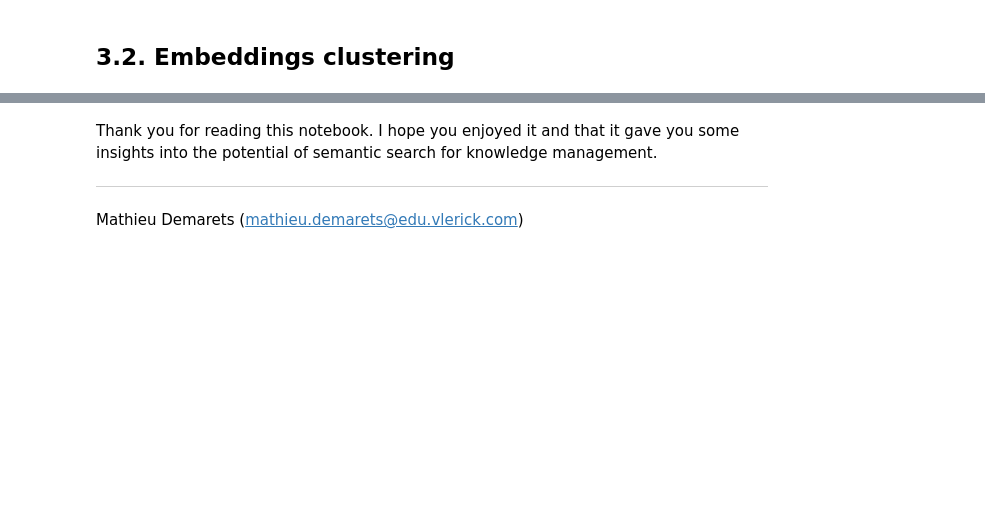
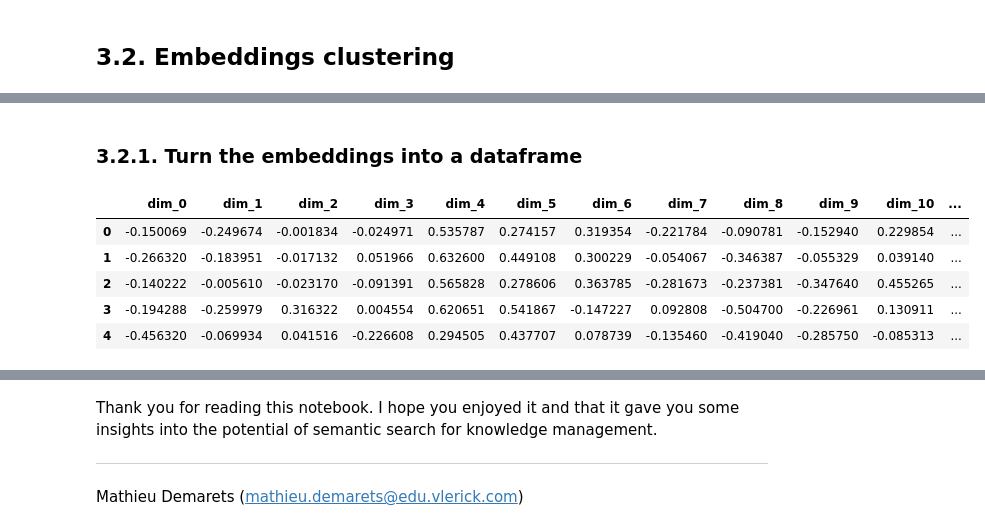
Before and after one commit to MathieuDemarets/vlerick-mai-nlp-2023, a Jupyter notebook: Final_Assignment/Articles.ipynb, the cells around one changed output, grey strips where cells are left out. Cells and saved outputs as stored; diff of their text form; code cells hidden in the pictures; blank space fills up the shorter version.

```diff
--- a/Final_Assignment/Articles.ipynb
+++ b/Final_Assignment/Articles.ipynb
@@ -1596,0 +1623,18 @@ plt.show()
+# %% [markdown]
+### 3.2.1. Turn the embeddings into a dataframe
+# %%
+embeddings = pd.read_pickle("embeddings.pkl")
+index = pd.read_excel("kb_articles/AAA_index.xlsx")
+chosen_embedding = embeddings["msmarco-distilbert-base-tas-b"]
+# write the chosen embedding to
+
+embedding_space = pd.DataFrame(chosen_embedding.tolist(), index=chosen_embedding.index)
+embedding_space.columns = [f"dim_{i}" for i in embedding_space.columns]
+embedding_space.head()
+# %% [output]
+|  | dim_0 | dim_1 | dim_2 | dim_3 | dim_4 | dim_5 | dim_6 | dim_7 | dim_8 | dim_9 | dim_10 | ... |
+| 0 | -0.150069 | -0.249674 | -0.001834 | -0.024971 | 0.535787 | 0.274157 | 0.319354 | -0.221784 | -0.090781 | -0.152940 | 0.229854 | ... |
+| 1 | -0.266320 | -0.183951 | -0.017132 | 0.051966 | 0.632600 | 0.449108 | 0.300229 | -0.054067 | -0.346387 | -0.055329 | 0.039140 | ... |
+| 2 | -0.140222 | -0.005610 | -0.023170 | -0.091391 | 0.565828 | 0.278606 | 0.363785 | -0.281673 | -0.237381 | -0.347640 | 0.455265 | ... |
+| 3 | -0.194288 | -0.259979 | 0.316322 | 0.004554 | 0.620651 | 0.541867 | -0.147227 | 0.092808 | -0.504700 | -0.226961 | 0.130911 | ... |
+| 4 | -0.456320 | -0.069934 | 0.041516 | -0.226608 | 0.294505 | 0.437707 | 0.078739 | -0.135460 | -0.419040 | -0.285750 | -0.085313 | ... |
```
Also changed, not shown: parts of 13 cells of this notebook, 16 other files.
